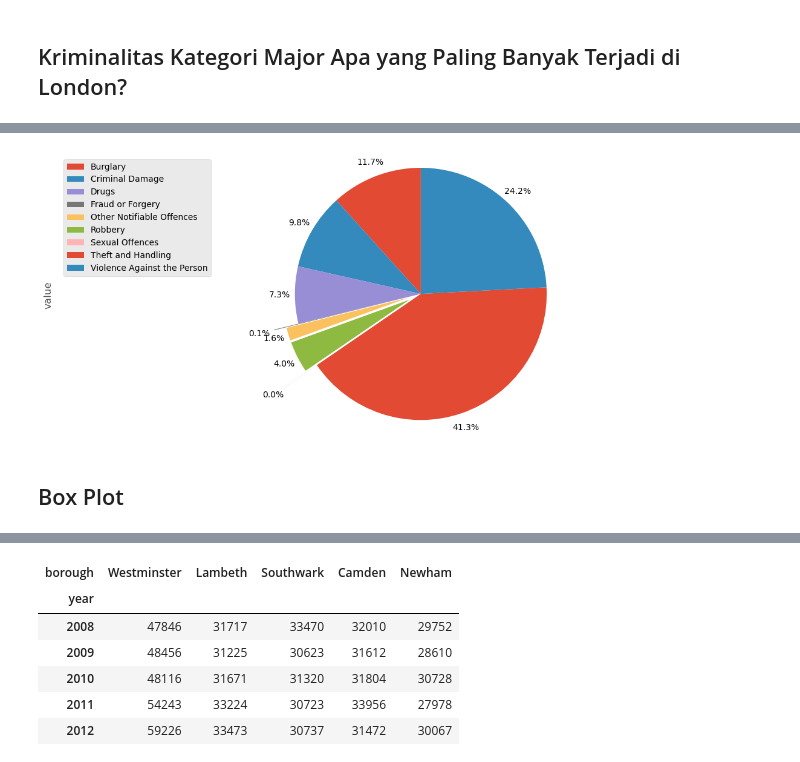
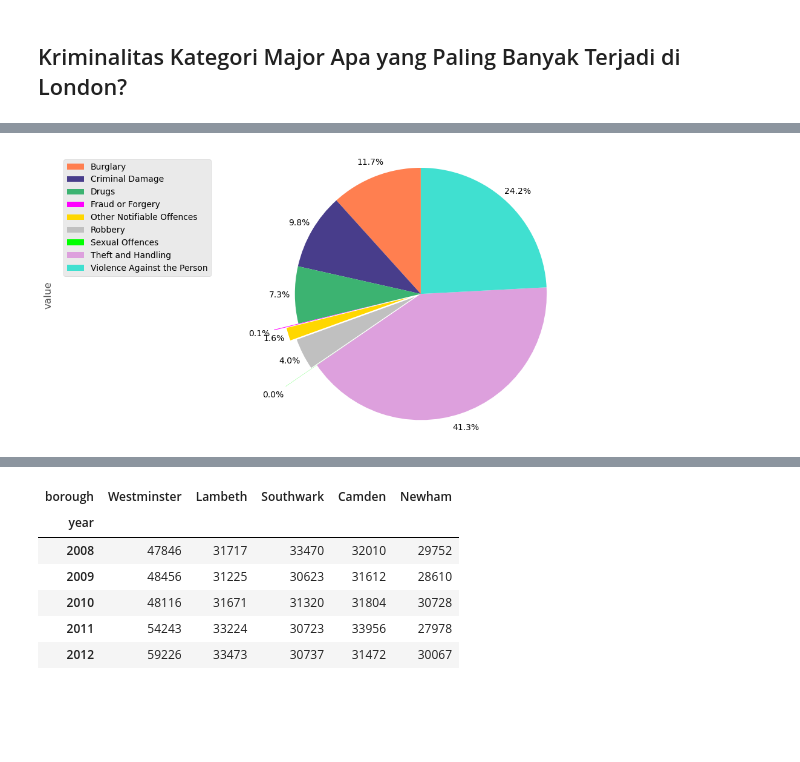
Before and after one commit to melinfebriani/PYTN_Assgn_1_4_Melin-Febriani, a Jupyter notebook: PYTN_Assgn_1_4_Melin-Febriani.ipynb, the cells around one changed output, grey strips where cells are left out. Cells and saved outputs as stored; diff of their text form; code cells hidden in the pictures; blank space fills up the shorter version.

```diff
--- a/PYTN_Assgn_1_4_Melin-Febriani.ipynb
+++ b/PYTN_Assgn_1_4_Melin-Febriani.ipynb
@@ -280,0 +295,3 @@ Index(['Burglary', 'Criminal Damage', 'Drugs', 'Fraud or Forgery',
+# %%
+colors_list=['coral', 'darkslateblue', 'mediumseagreen', 'magenta', 'gold', 'silver', 'lime', 'plum', 'turquoise']
+explode_list = [0, 0, 0, 0.2, 0.1, 0.05, 0.3, 0, 0]
@@ -281,20 +305,17 @@ Index(['Burglary', 'Criminal Damage', 'Drugs', 'Fraud or Forgery',
 # %%
-explode_list = [0, 0, 0, 0.2, 0.1, 0.1, 0.3, 0, 0]
-
 df_maj_ctg['value'].plot(
     kind='pie',
     figsize=(15, 6),
     autopct='%1.1f%%',
     startangle=90,
     labels=None,
     pctdistance=1.12,
-    explode=explode_list
+    explode=explode_list,
+    colors=colors_list
 )
 
 plt.axis('equal')
 plt.legend(labels=df_maj_ctg.index, loc='upper left')
 plt.show()
 # %% [output]
-[figure, old version]
+[figure, new version]
-# %% [markdown]
-## Box Plot
```
Also changed, not shown: parts of 66 cells of this notebook.
